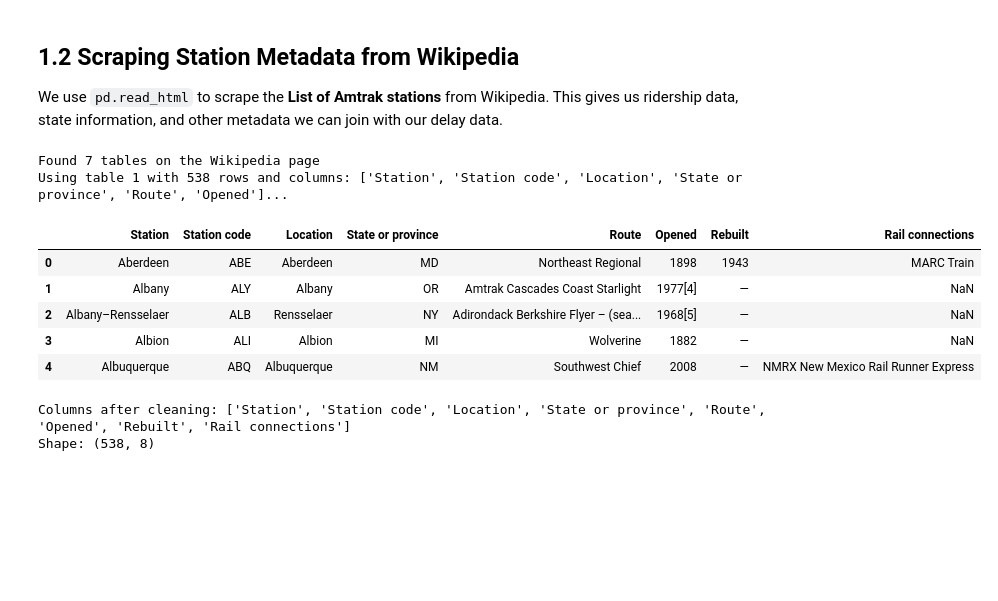
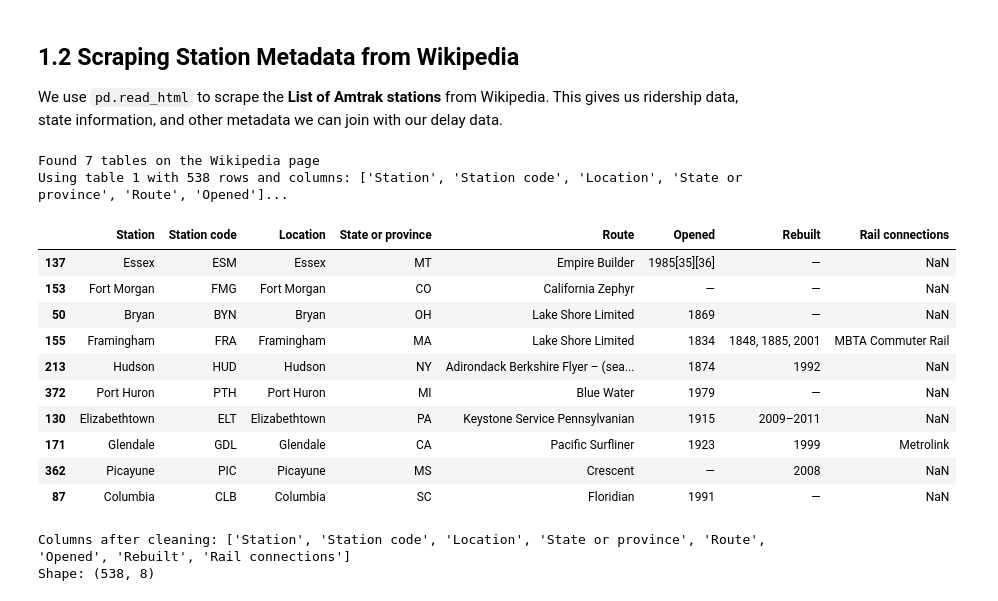
Before and after one commit to pavan-nuthi/Amtrak-delay-analyzer, a Jupyter notebook: amtrak_delay_analysis.ipynb, the cells around one changed output. Saved outputs shown, nothing was run; the diff lists cells and outputs as text; code cells hidden in the pictures; blank space fills up the shorter version.

```diff
--- a/amtrak_delay_analysis.ipynb
+++ b/amtrak_delay_analysis.ipynb
@@ -285,39 +295,44 @@ We use `pd.read_html` to scrape the **List of Amtrak stations** from Wikipedia.
 # scrape the List of Amtrak stations from Wikipedia using pd.read_html
 wiki_url = "https://en.wikipedia.org/wiki/List_of_Amtrak_stations"
 
 wiki_tables = pd.read_html(
     wiki_url,
     storage_options=HEADERS
 )
 print(f"Found {len(wiki_tables)} tables on the Wikipedia page")
 
 # the main station table is typically the largest one
 # find it by checking which table has a 'Station' or 'Code' column
 station_table = None
 for i, tbl in enumerate(wiki_tables):
     cols = [str(c).lower() for c in tbl.columns.get_level_values(0) if str(c) != '']
     col_str = ' '.join(cols)
     if 'station' in col_str or 'code' in col_str:
         if len(tbl) > 50:  # main table should have many rows
             station_table = tbl
             print(f"Using table {i} with {len(tbl)} rows and columns: {list(tbl.columns)[:6]}...")
             break
 
 if station_table is None:
     # fallback: use the largest table
     station_table = max(wiki_tables, key=len)
     print(f"Using largest table with {len(station_table)} rows")
 
-station_table.head()
+station_table.sample(10)
 # %% [output]
 Found 7 tables on the Wikipedia page
 Using table 1 with 538 rows and columns: ['Station', 'Station code', 'Location', 'State or province', 'Route', 'Opened']...
 |  | Station | Station code | Location | State or province | Route | Opened | Rebuilt | Rail connections |
-| 0 | Aberdeen | ABE | Aberdeen | MD | Northeast Regional | 1898 | 1943 | MARC Train |
-| 1 | Albany | ALY | Albany | OR | Amtrak Cascades Coast Starlight | 1977[4] | — | NaN |
-| 2 | Albany–Rensselaer | ALB | Rensselaer | NY | Adirondack Berkshire Flyer – (sea... | 1968[5] | — | NaN |
-| 3 | Albion | ALI | Albion | MI | Wolverine | 1882 | — | NaN |
-| 4 | Albuquerque | ABQ | Albuquerque | NM | Southwest Chief | 2008 | — | NMRX New Mexico Rail Runner Express |
+| 137 | Essex | ESM | Essex | MT | Empire Builder | 1985[35][36] | — | NaN |
+| 153 | Fort Morgan | FMG | Fort Morgan | CO | California Zephyr | — | — | NaN |
+| 50 | Bryan | BYN | Bryan | OH | Lake Shore Limited | 1869 | — | NaN |
+| 155 | Framingham | FRA | Framingham | MA | Lake Shore Limited | 1834 | 1848, 1885, 2001 | MBTA Commuter Rail |
+| 213 | Hudson | HUD | Hudson | NY | Adirondack Berkshire Flyer – (sea... | 1874 | 1992 | NaN |
+| 372 | Port Huron | PTH | Port Huron | MI | Blue Water | 1979 | — | NaN |
+| 130 | Elizabethtown | ELT | Elizabethtown | PA | Keystone Service Pennsylvanian | 1915 | 2009–2011 | NaN |
+| 171 | Glendale | GDL | Glendale | CA | Pacific Surfliner | 1923 | 1999 | Metrolink |
+| 362 | Picayune | PIC | Picayune | MS | Crescent | — | 2008 | NaN |
+| 87 | Columbia | CLB | Columbia | SC | Floridian | 1991 | — | NaN |
 # %%
 # clean up the station table
 df_wiki = station_table.copy()
```
Also changed, not shown: parts of 28 cells of this notebook, 15 other files.
